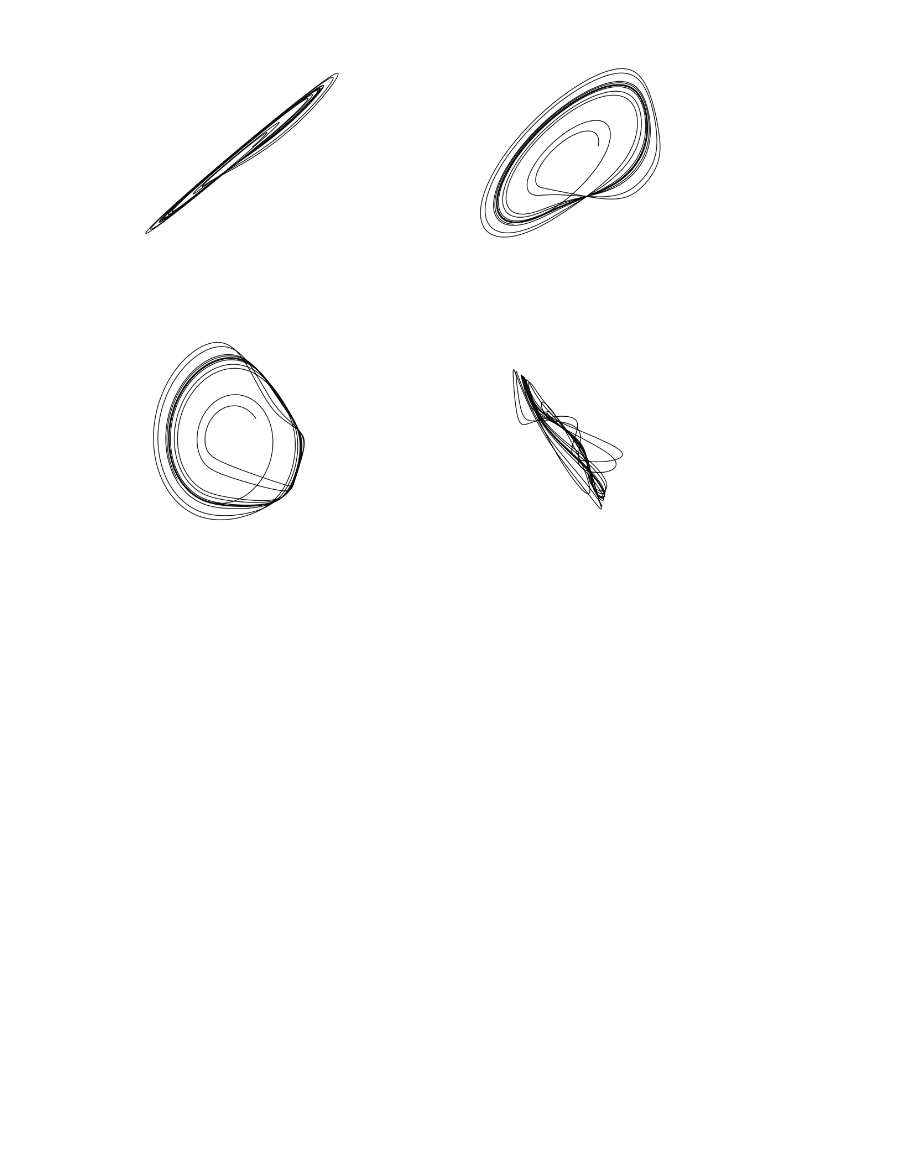
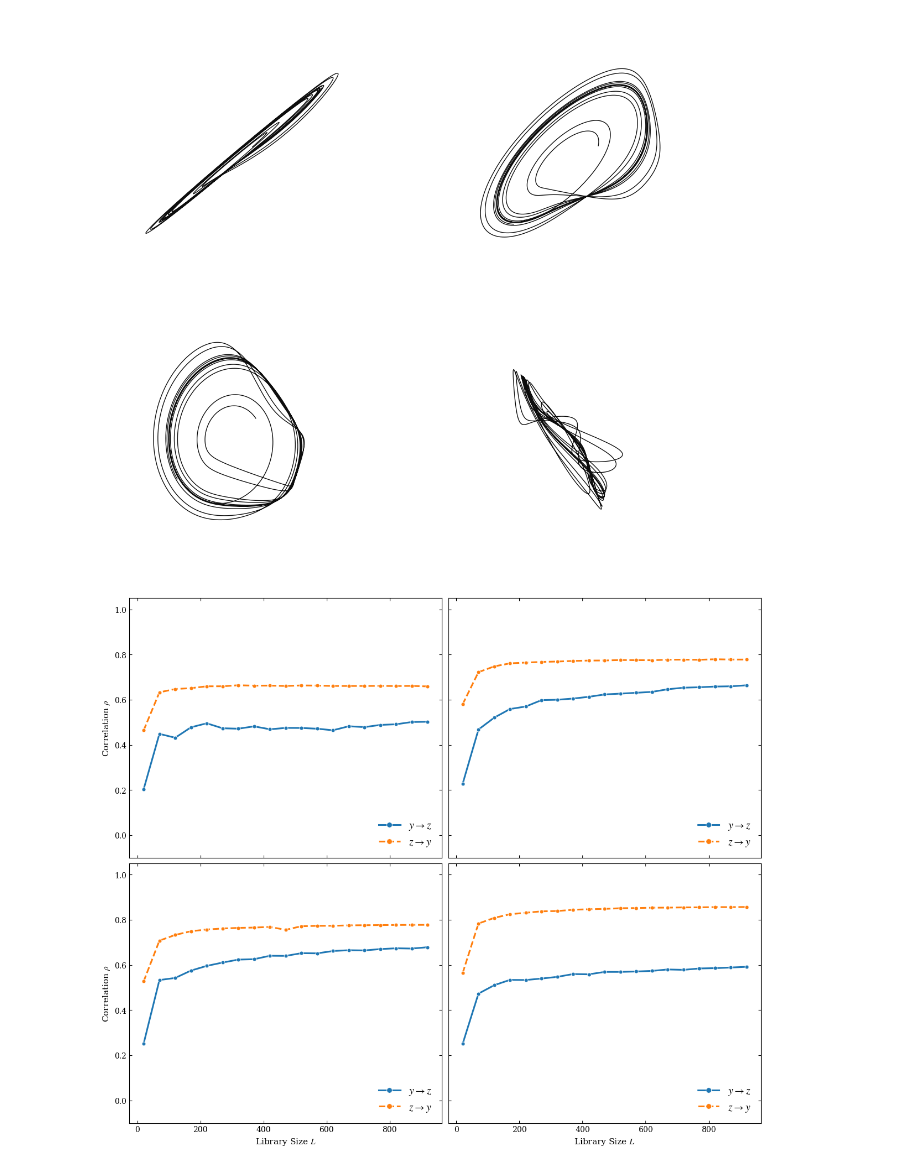
Before and after one commit to CrispDyt/Wasserstein-Geometry-of-Information-Loss-in-Nonlinear-Dynamical-Systems, a Jupyter notebook: Figure1_CCM_Experiments.ipynb, the cells around one changed output. Cells and saved outputs as stored; diff of their text form; code cells hidden in the pictures; blank space fills up the shorter version.

```diff
--- a/CCM.ipynb
+++ b/Figure1_CCM_Experiments.ipynb
@@ -152,6 +152,8 @@ plt.show()
 # %%
 tau_ccm = 8
 E_list = [3, 4, 5, 6]
+
+plt.rcParams.update({"legend.fontsize": 14,})
 
 fig_ccmE, axes = plt.subplots(2, 2, figsize=(12, 10),
                               sharex=True, sharey=True,
@@ -167,33 +169,34 @@ for i, (ax, E_) in enumerate(zip(axes_flat, E_list)):
         columns="y",
         target="z",
         libSizes=libSizes,
         sample=50,
         exclusionRadius=exR
     )
 
     L_col = out_yz_E.columns[0]
     v1 = out_yz_E.columns[1]
     v2 = out_yz_E.columns[2]
 
     label1 = f"${v1.split(':')[0]} \\to {v1.split(':')[1]}$"
     label2 = f"${v2.split(':')[0]} \\to {v2.split(':')[1]}$"
 
     ax.plot(out_yz_E[L_col], out_yz_E[v1], color=c1_color, marker='o',
             markeredgewidth=0.6, markeredgecolor='white', label=label1)
     ax.plot(out_yz_E[L_col], out_yz_E[v2], color=c2_color, marker='o', linestyle='--',
             markeredgewidth=0.6, markeredgecolor='white', label=label2)
 
     #ax.set_title(rf"$E={E_}$, $\tau={tau_ccm}$ (with ds)")
     ax.set_ylim(-0.1, 1.05)
 
     if i >= 2:
         ax.set_xlabel(r"Library Size $L$")
 
     if i % 2 == 0:
         ax.set_ylabel(r"Correlation $\rho$")
 
-    if i == 0:
-        ax.legend(loc='lower right')
+    ax.legend(loc='lower right', fontsize=14, markerscale=1.4)
 
-plt.savefig("Fig3_CCM_yz_tau8_Esweep_vertical.pdf", dpi=300, bbox_inches="tight")
+#plt.savefig("Fig3_CCM_yz_tau8_Esweep_vertical.pdf", dpi=300, bbox_inches="tight")
 plt.show()
+# %% [output]
+[figure, added]
```
Also changed, not shown: 18 other files.
